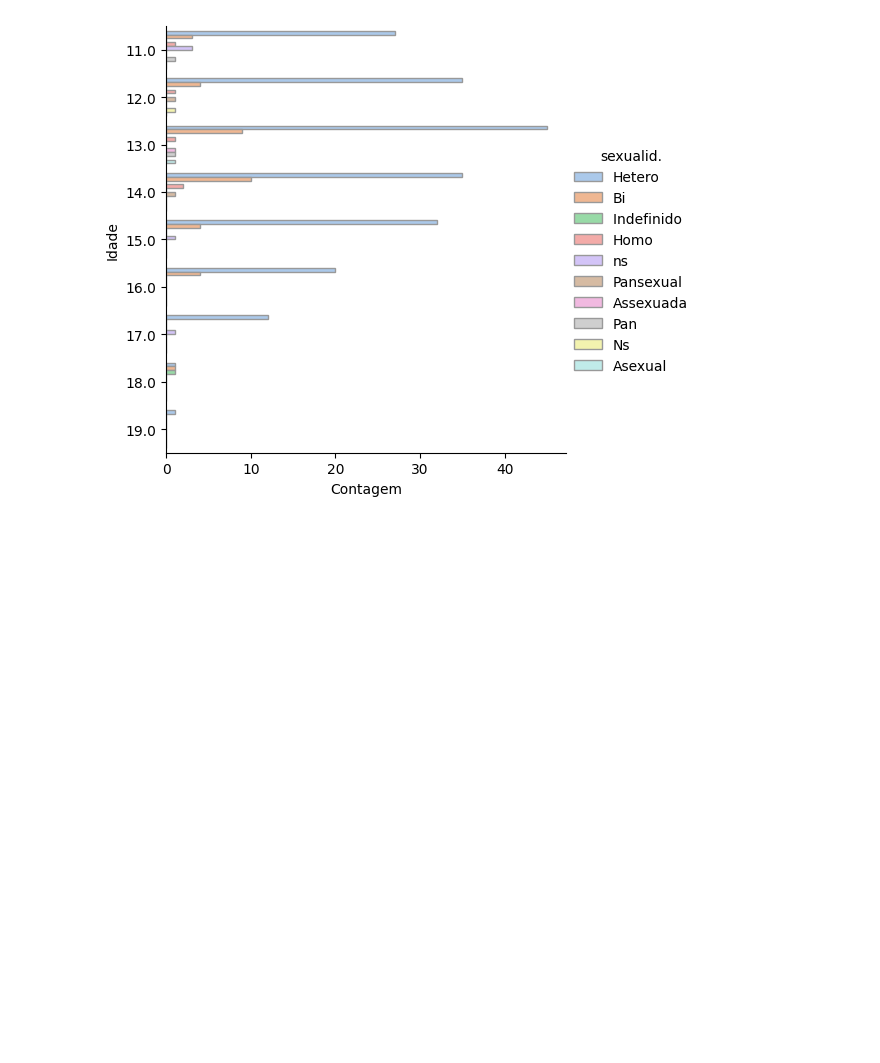
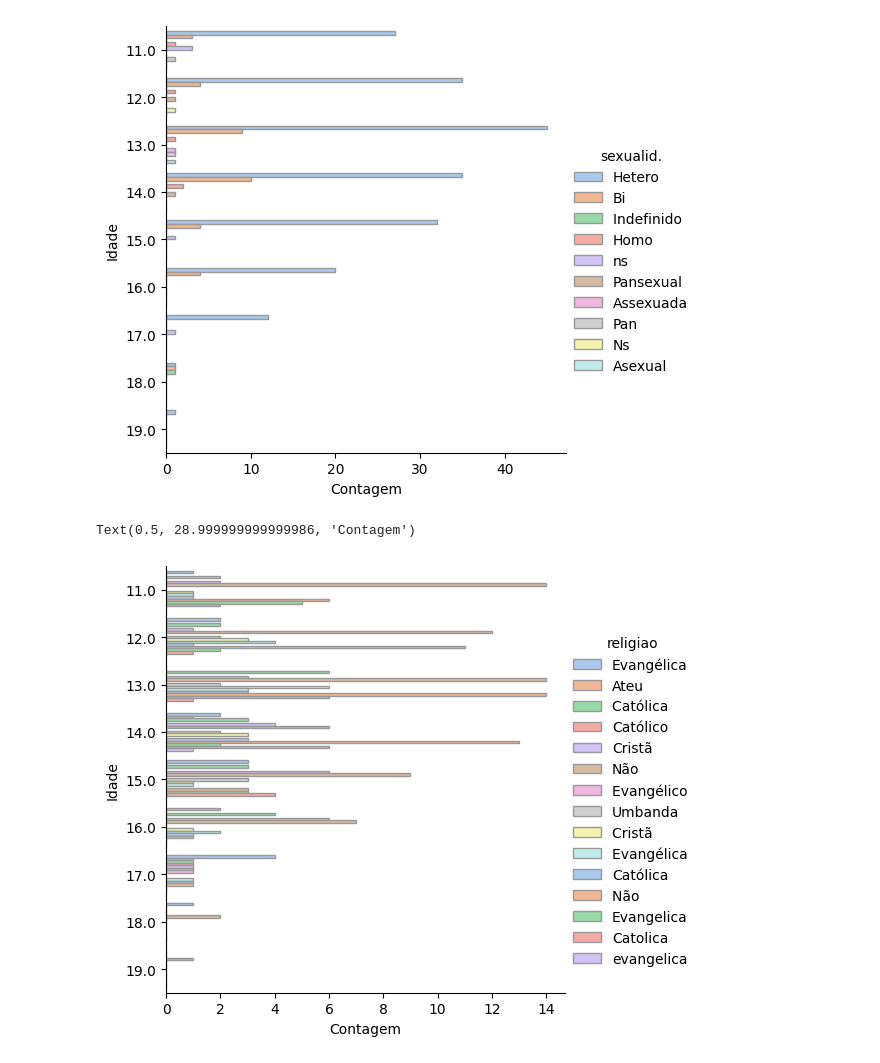
Before and after one commit to andvsilva/arduino-moacyr, a Jupyter notebook: data-science/notebooks/analise.ipynb, the cells around one changed output. Saved outputs shown, nothing was run; the diff lists cells and outputs as text; code cells hidden in the pictures; blank space fills up the shorter version.

Commit message:
more plots

```diff
--- a/data-science/notebooks/analise.ipynb
+++ b/data-science/notebooks/analise.ipynb
@@ -141,3 +141,13 @@ plt.xlabel('Contagem')
 # %% [output]
 Text(0.5, 28.999999999999986, 'Contagem')
 [figure]
+# %%
+sns.catplot(
+    data=df, y="idade", hue="religiao", kind="count",
+    palette="pastel", edgecolor=".6",
+)
+plt.ylabel('Idade')
+plt.xlabel('Contagem')
+# %% [output]
+Text(0.5, 28.999999999999986, 'Contagem')
+[figure, added]
```
Also changed, not shown: parts of 1 cell of this notebook.
